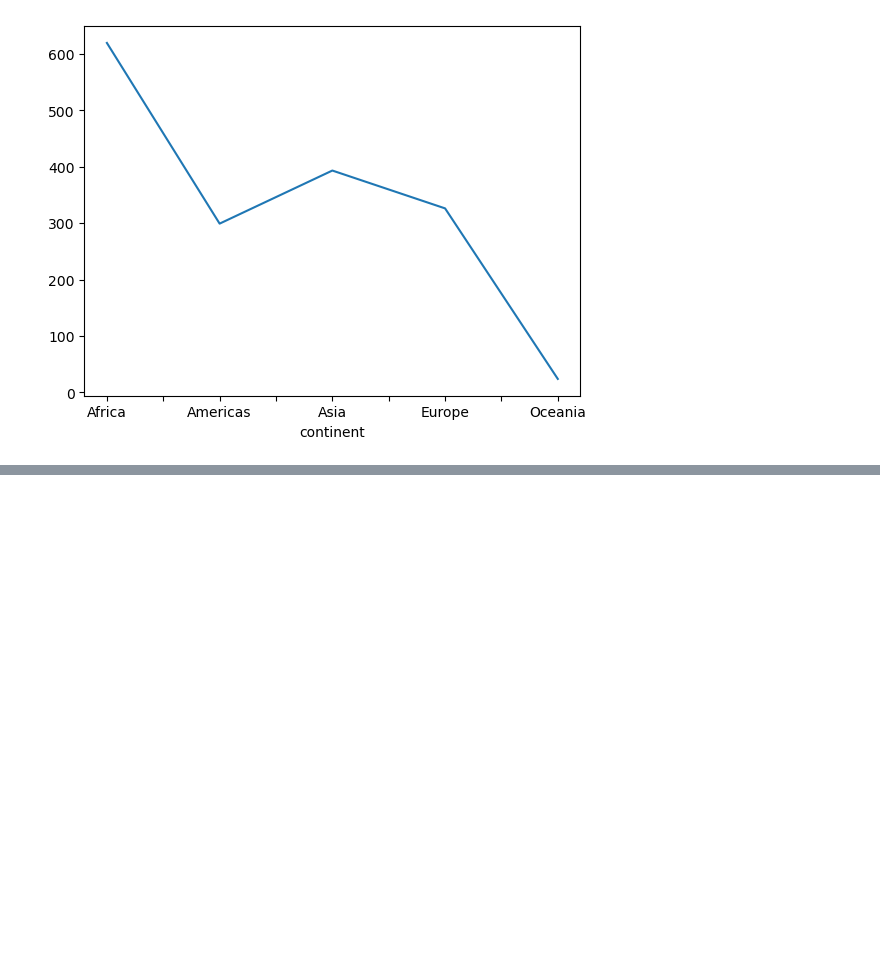
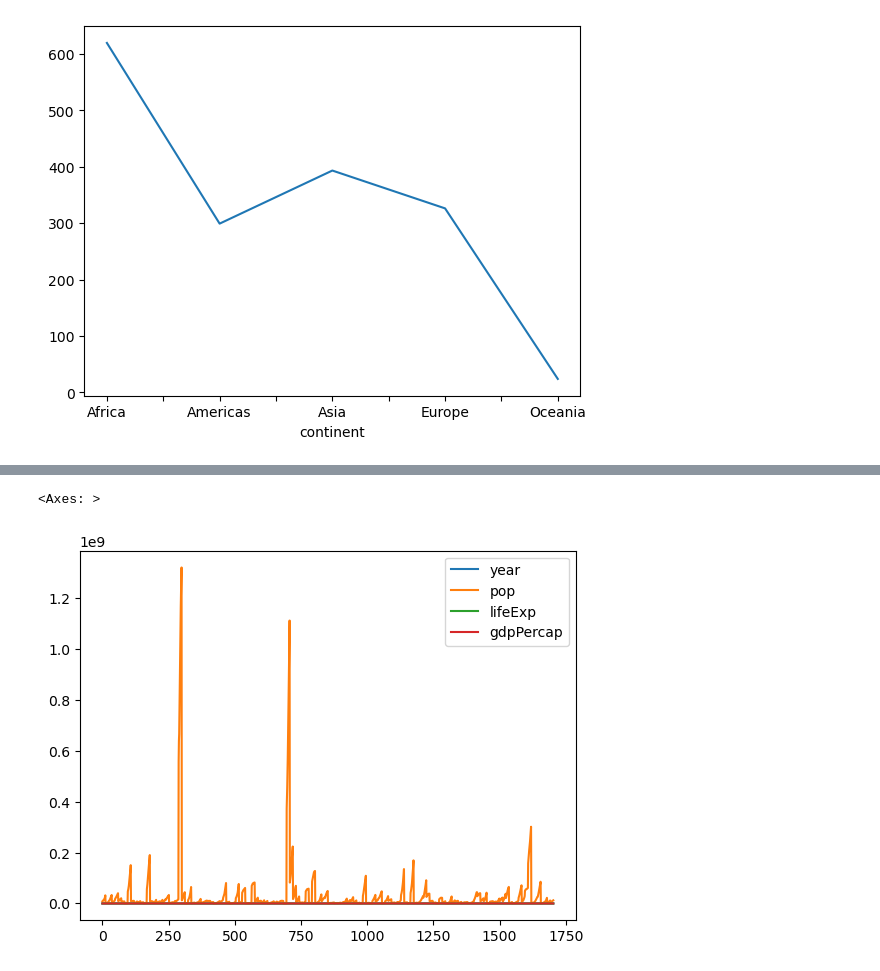
Before and after one commit to W0lf-2505/Python_practice, a Jupyter notebook: Data Analytics with Python/Introduction.ipynb, the cells around one changed output, grey strips where cells are left out. Drawn from its saved outputs; the diff is of its cells as text; code cells hidden in the pictures; blank space fills up the shorter version.

```diff
--- a/Data Analytics with Python/Introduction.ipynb
+++ b/Data Analytics with Python/Introduction.ipynb
@@ -21,0 +31,5 @@ groupdata.plot()
+# %%
+df.plot()
+# %% [output]
+<Axes: >
+[figure, added]
```
Also changed, not shown: parts of 7 cells of this notebook.
